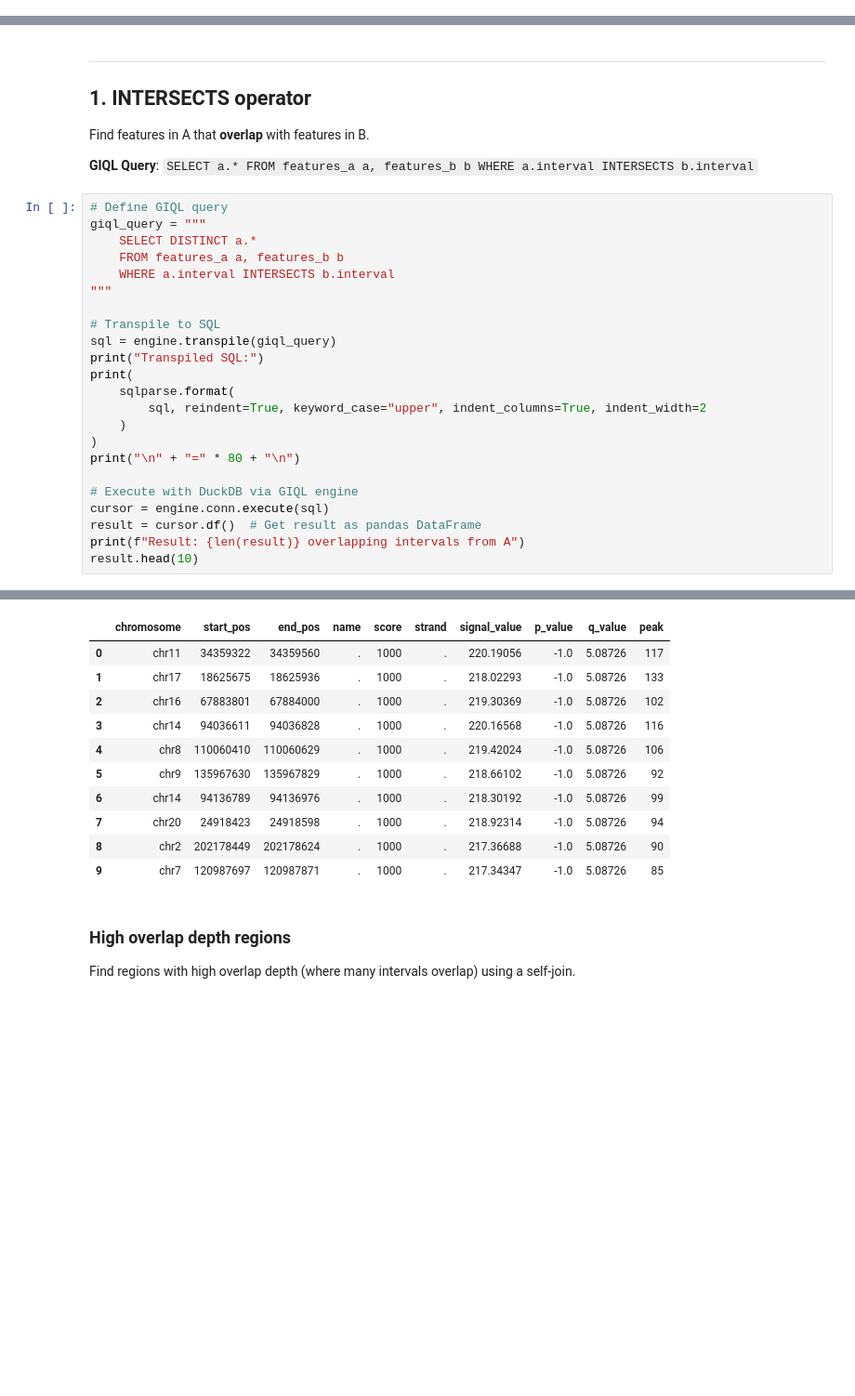
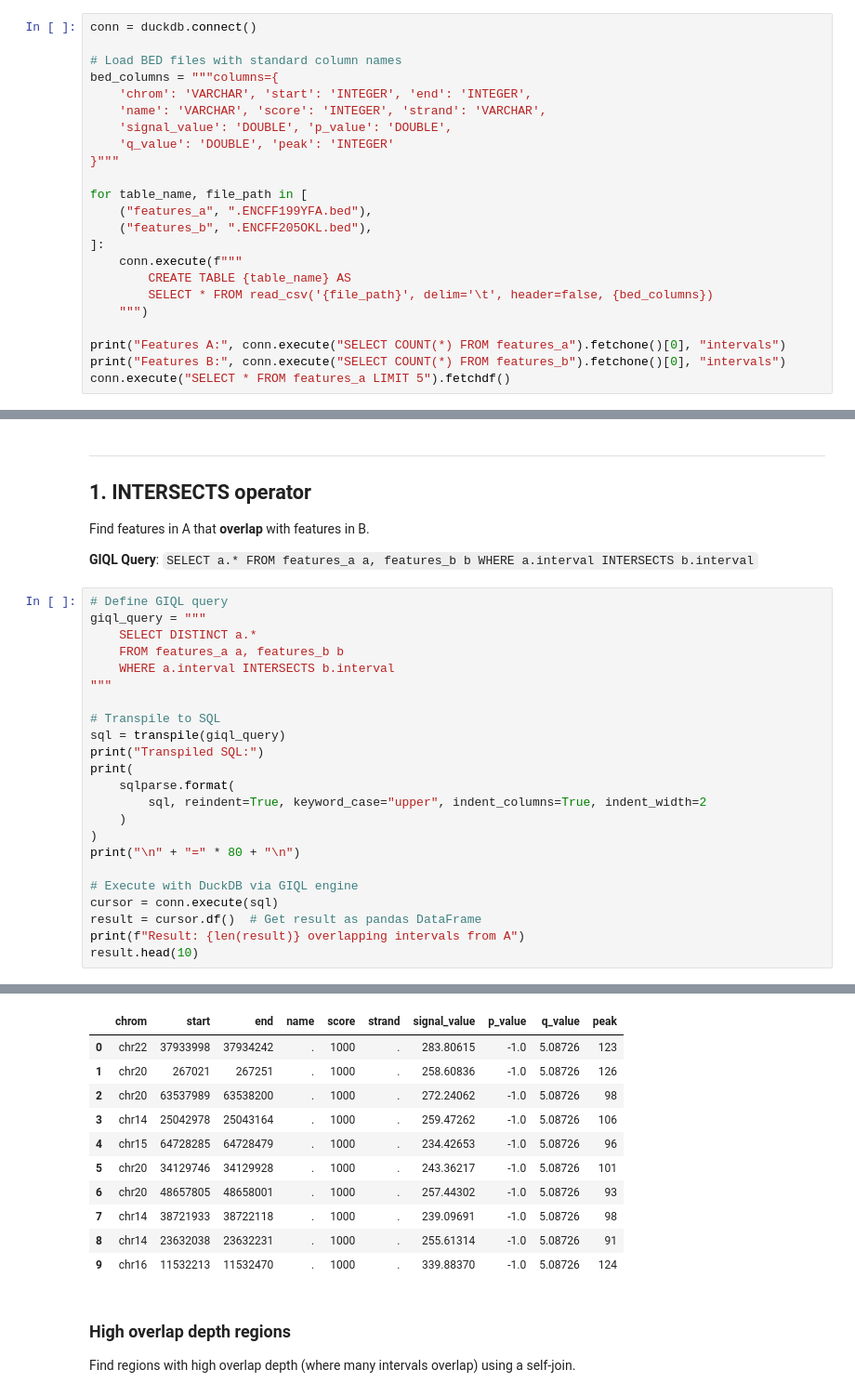
Before and after one commit to abdenlab/giql, a Jupyter notebook: demo.ipynb, the cells around one changed output, grey strips where cells are left out. Shown at 93% size. Drawn from its saved outputs; the diff is of its cells as text; blank space fills up the shorter version.

```diff
--- a/demo.ipynb
+++ b/demo.ipynb
@@ -96,0 +23,23 @@ GIQL engine configured successfully
+# %%
+conn = duckdb.connect()
+
+# Load BED files with standard column names
+bed_columns = """columns={
+    'chrom': 'VARCHAR', 'start': 'INTEGER', 'end': 'INTEGER',
+    'name': 'VARCHAR', 'score': 'INTEGER', 'strand': 'VARCHAR',
+    'signal_value': 'DOUBLE', 'p_value': 'DOUBLE',
+    'q_value': 'DOUBLE', 'peak': 'INTEGER'
+}"""
+
+for table_name, file_path in [
+    ("features_a", ".ENCFF199YFA.bed"),
+    ("features_b", ".ENCFF205OKL.bed"),
+]:
+    conn.execute(f"""
+        CREATE TABLE {table_name} AS
+        SELECT * FROM read_csv('{file_path}', delim='\t', header=false, {bed_columns})
+    """)
+
+print("Features A:", conn.execute("SELECT COUNT(*) FROM features_a").fetchone()[0], "intervals")
+print("Features B:", conn.execute("SELECT COUNT(*) FROM features_b").fetchone()[0], "intervals")
+conn.execute("SELECT * FROM features_a LIMIT 5").fetchdf()
@@ -111,7 +69,7 @@ giql_query = """
 """
 
 # Transpile to SQL
-sql = engine.transpile(giql_query)
+sql = transpile(giql_query)
 print("Transpiled SQL:")
 print(
     sqlparse.format(
@@ -121,7 +79,7 @@ print(
 print("\n" + "=" * 80 + "\n")
 
 # Execute with DuckDB via GIQL engine
-cursor = engine.conn.execute(sql)
+cursor = conn.execute(sql)
 result = cursor.df()  # Get result as pandas DataFrame
 print(f"Result: {len(result)} overlapping intervals from A")
 result.head(10)
@@ -137,18 +95,18 @@ WHERE (a."chromosome" = b."chromosome"
 
 ================================================================================
 
 Result: 42616 overlapping intervals from A
-|  | chromosome | start_pos | end_pos | name | score | strand | signal_value | p_value | q_value | peak |
-| 0 | chr11 | 34359322 | 34359560 | . | 1000 | . | 220.19056 | -1.0 | 5.08726 | 117 |
-| 1 | chr17 | 18625675 | 18625936 | . | 1000 | . | 218.02293 | -1.0 | 5.08726 | 133 |
-| 2 | chr16 | 67883801 | 67884000 | . | 1000 | . | 219.30369 | -1.0 | 5.08726 | 102 |
-| 3 | chr14 | 94036611 | 94036828 | . | 1000 | . | 220.16568 | -1.0 | 5.08726 | 116 |
-| 4 | chr8 | 110060410 | 110060629 | . | 1000 | . | 219.42024 | -1.0 | 5.08726 | 106 |
-| 5 | chr9 | 135967630 | 135967829 | . | 1000 | . | 218.66102 | -1.0 | 5.08726 | 92 |
-| 6 | chr14 | 94136789 | 94136976 | . | 1000 | . | 218.30192 | -1.0 | 5.08726 | 99 |
-| 7 | chr20 | 24918423 | 24918598 | . | 1000 | . | 218.92314 | -1.0 | 5.08726 | 94 |
-| 8 | chr2 | 202178449 | 202178624 | . | 1000 | . | 217.36688 | -1.0 | 5.08726 | 90 |
-| 9 | chr7 | 120987697 | 120987871 | . | 1000 | . | 217.34347 | -1.0 | 5.08726 | 85 |
+|  | chrom | start | end | name | score | strand | signal_value | p_value | q_value | peak |
+| 0 | chr22 | 37933998 | 37934242 | . | 1000 | . | 283.80615 | -1.0 | 5.08726 | 123 |
+| 1 | chr20 | 267021 | 267251 | . | 1000 | . | 258.60836 | -1.0 | 5.08726 | 126 |
+| 2 | chr20 | 63537989 | 63538200 | . | 1000 | . | 272.24062 | -1.0 | 5.08726 | 98 |
+| 3 | chr14 | 25042978 | 25043164 | . | 1000 | . | 259.47262 | -1.0 | 5.08726 | 106 |
+| 4 | chr15 | 64728285 | 64728479 | . | 1000 | . | 234.42653 | -1.0 | 5.08726 | 96 |
+| 5 | chr20 | 34129746 | 34129928 | . | 1000 | . | 243.36217 | -1.0 | 5.08726 | 101 |
+| 6 | chr20 | 48657805 | 48658001 | . | 1000 | . | 257.44302 | -1.0 | 5.08726 | 93 |
+| 7 | chr14 | 38721933 | 38722118 | . | 1000 | . | 239.09691 | -1.0 | 5.08726 | 98 |
+| 8 | chr14 | 23632038 | 23632231 | . | 1000 | . | 255.61314 | -1.0 | 5.08726 | 91 |
+| 9 | chr16 | 11532213 | 11532470 | . | 1000 | . | 339.88370 | -1.0 | 5.08726 | 124 |
 # %% [markdown]
 ### High overlap depth regions
 
```
Also changed, not shown: parts of 34 cells of this notebook.
